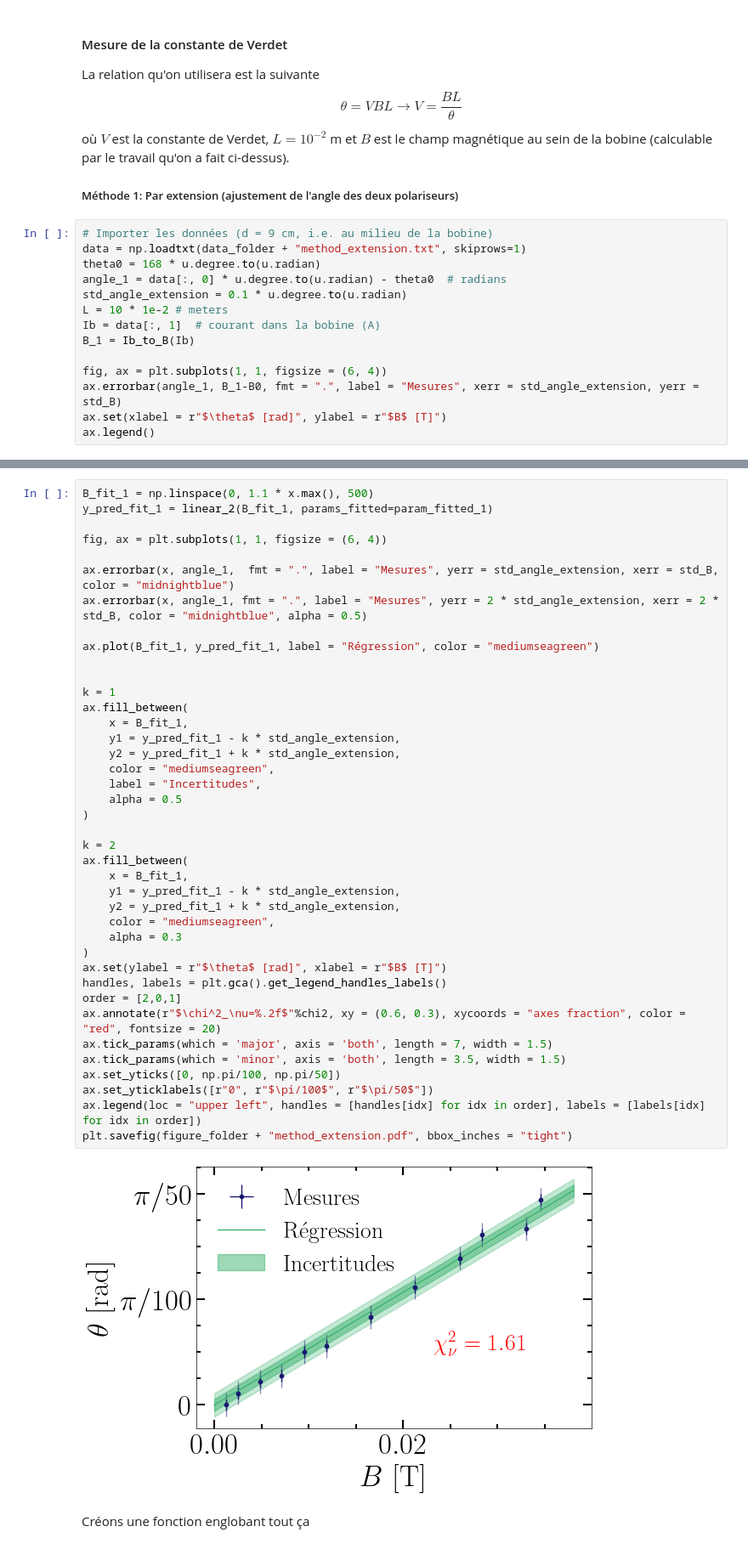
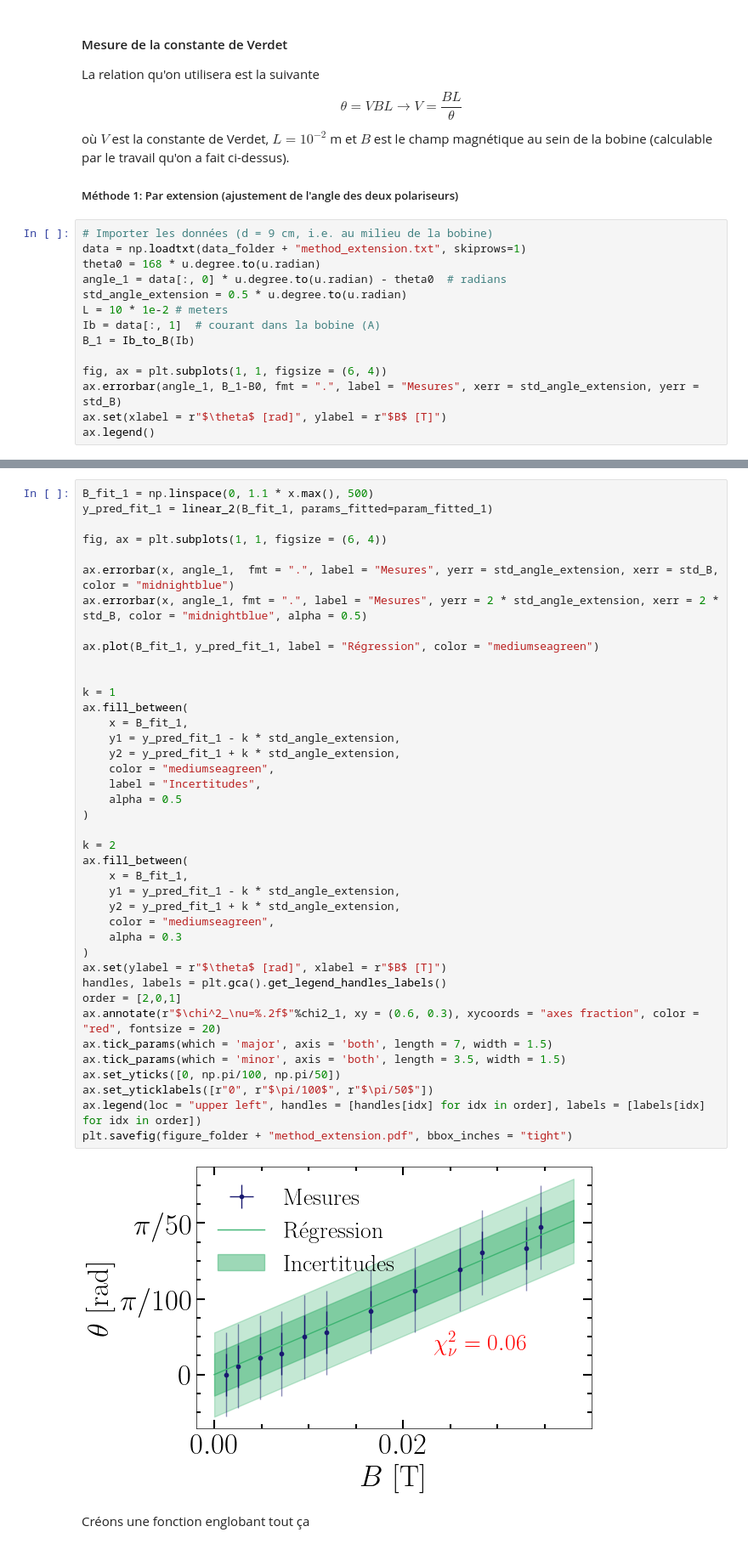
Before and after one commit to EnceladeCandy/phy3040, a Jupyter notebook: notebooks/faraday.ipynb, the cells around one changed output, grey strips where cells are left out. Shown at 85% size. Cells and saved outputs as stored; diff of their text form.

```diff
--- a/notebooks/faraday.ipynb
+++ b/notebooks/faraday.ipynb
@@ -228,7 +243,7 @@ où $V$ est la constante de Verdet, $L=10^{-2}$ m  et $B$ est le champ magnétiq
 data = np.loadtxt(data_folder + "method_extension.txt", skiprows=1)
 theta0 = 168 * u.degree.to(u.radian)
 angle_1 = data[:, 0] * u.degree.to(u.radian) - theta0  # radians
-std_angle_extension = 0.1 * u.degree.to(u.radian)
+std_angle_extension = 0.5 * u.degree.to(u.radian)
 L = 10 * 1e-2 # meters
 Ib = data[:, 1]  # courant dans la bobine (A)
 B_1 = Ib_to_B(Ib)
@@ -286,35 +301,35 @@ ax.plot(B_fit_1, y_pred_fit_1, label = "Régression", color = "mediumseagreen")
 
 
 k = 1
 ax.fill_between(
     x = B_fit_1,
     y1 = y_pred_fit_1 - k * std_angle_extension,
     y2 = y_pred_fit_1 + k * std_angle_extension,
     color = "mediumseagreen",
     label = "Incertitudes",
     alpha = 0.5
 )
 
 k = 2
 ax.fill_between(
     x = B_fit_1,
     y1 = y_pred_fit_1 - k * std_angle_extension,
     y2 = y_pred_fit_1 + k * std_angle_extension,
     color = "mediumseagreen",
     alpha = 0.3
 )
 ax.set(ylabel = r"$\theta$ [rad]", xlabel = r"$B$ [T]")
 handles, labels = plt.gca().get_legend_handles_labels()
 order = [2,0,1]
-ax.annotate(r"$\chi^2_\nu=%.2f$"%chi2, xy = (0.6, 0.3), xycoords = "axes fraction", color = "red", fontsize = 20)
+ax.annotate(r"$\chi^2_\nu=%.2f$"%chi2_1, xy = (0.6, 0.3), xycoords = "axes fraction", color = "red", fontsize = 20)
 ax.tick_params(which = 'major', axis = 'both', length = 7, width = 1.5)
 ax.tick_params(which = 'minor', axis = 'both', length = 3.5, width = 1.5)
 ax.set_yticks([0, np.pi/100, np.pi/50])
 ax.set_yticklabels([r"0", r"$\pi/100$", r"$\pi/50$"])
 ax.legend(loc = "upper left", handles = [handles[idx] for idx in order], labels = [labels[idx] for idx in order])
 plt.savefig(figure_folder + "method_extension.pdf", bbox_inches = "tight")
 # %% [output]
-[figure, old version]
+[figure, new version]
 # %% [markdown]
 Créons une fonction englobant tout ça
 # %%
```
Also changed, not shown: parts of 52 cells of this notebook.
